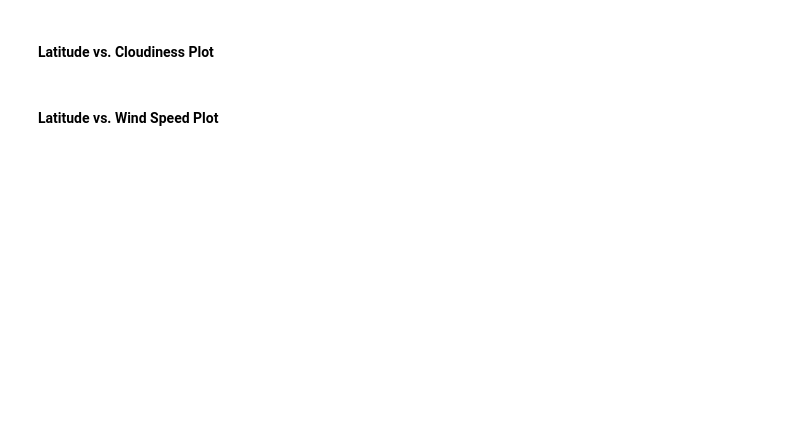
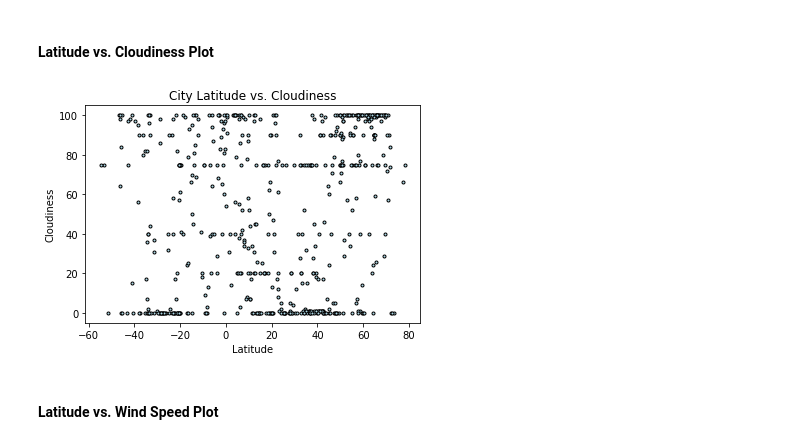
Before and after one commit to cbeachey/databootcamp-homework, a Jupyter notebook: Unit 6 API's/starter_code/WeatherPy.ipynb, the cells around one changed output. Saved outputs shown, nothing was run; the diff lists cells and outputs as text; code cells hidden in the pictures; blank space fills up the shorter version.

```diff
--- a/Unit 6 API's/starter_code/WeatherPy.ipynb
+++ b/Unit 6 API's/starter_code/WeatherPy.ipynb
@@ -181,4 +210,16 @@ wind_df.head()
 # %% [markdown]
 #### Latitude vs. Cloudiness Plot
+# %%
+plt.scatter(wind_df.Latitude,wind_df.Cloudiness,color='lightblue',edgecolor='black',s=9)
+plt.title('City Latitude vs. Cloudiness')
+plt.xlabel('Latitude')
+plt.ylabel('Cloudiness')
+
+
+plt.savefig('Latitude_vs_Cloudiness.png')
+
+plt.show()
+# %% [output]
+[figure, added]
 # %% [markdown]
 #### Latitude vs. Wind Speed Plot
```
Also changed, not shown: parts of 5 cells of this notebook, 4 other files.
